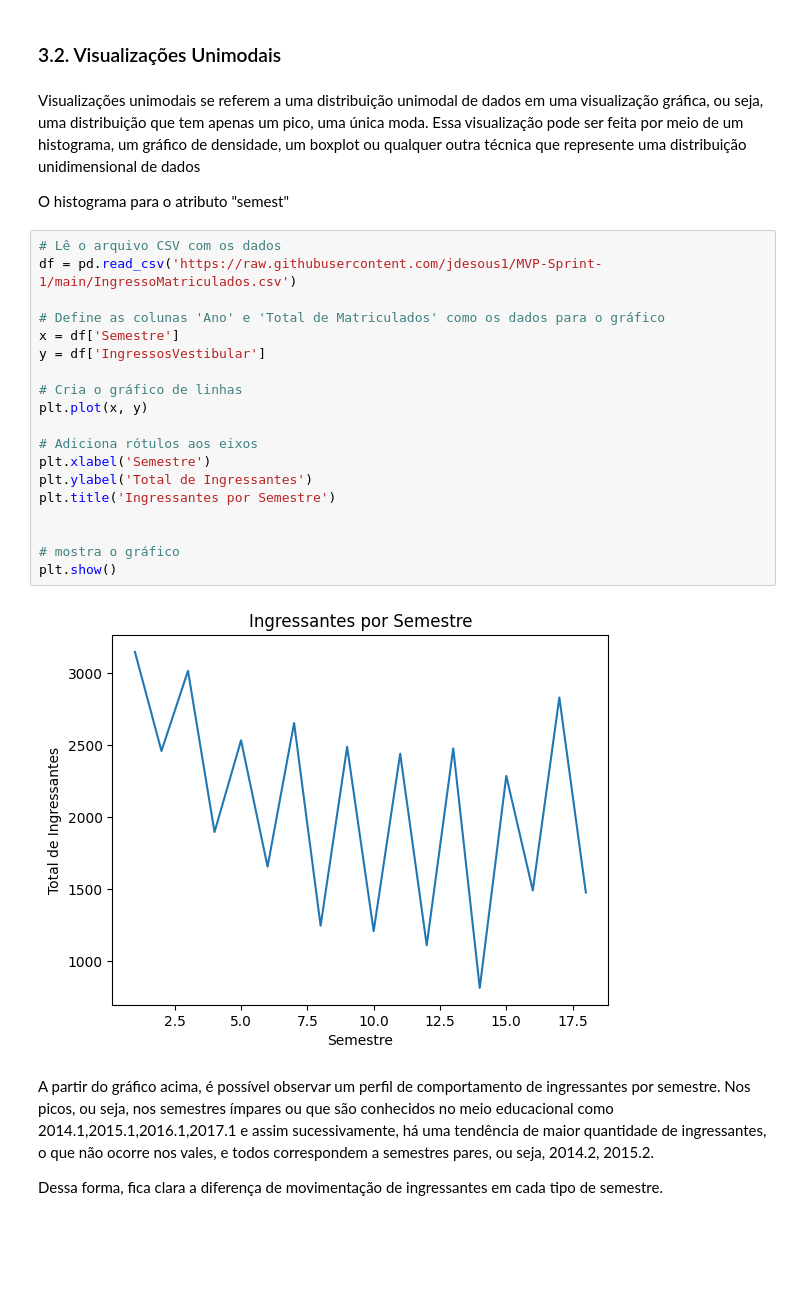
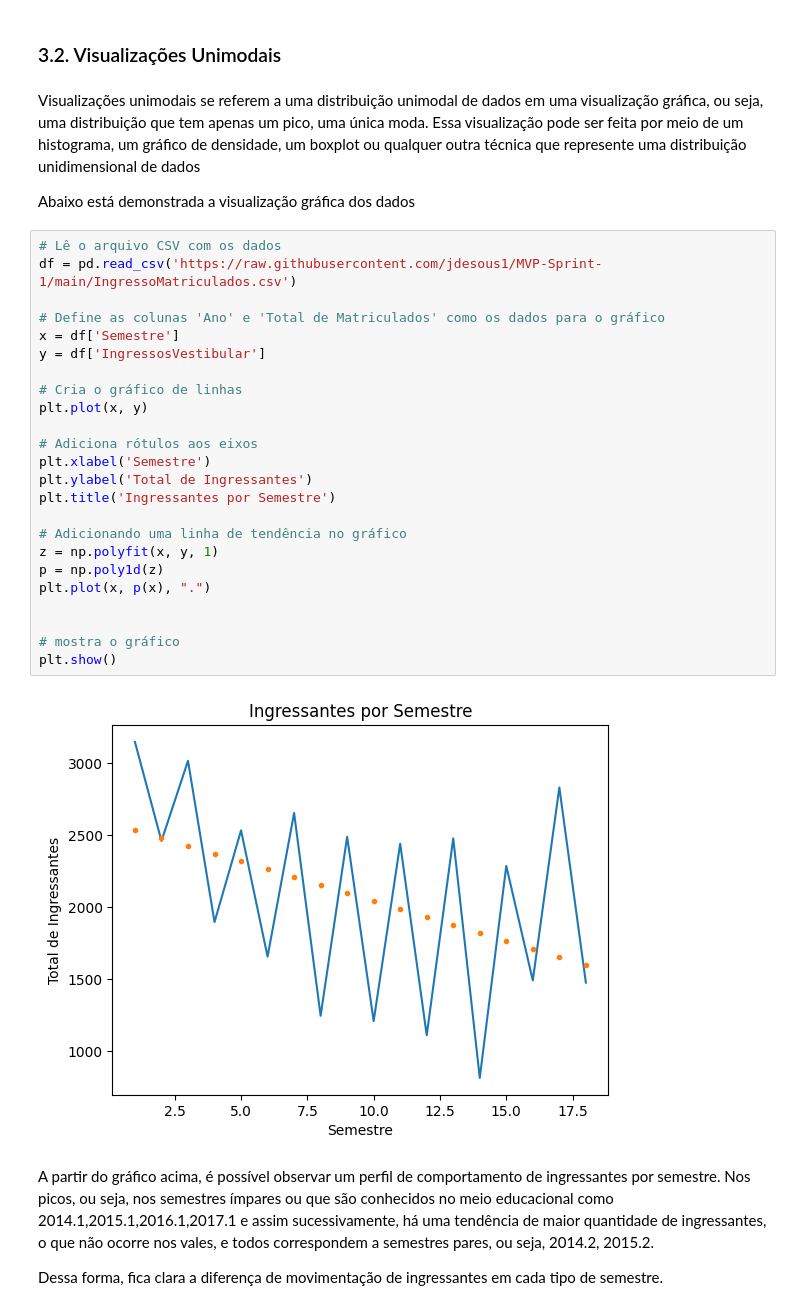
Before and after one commit to jdesous1/MVP, a Jupyter notebook: MVP_PUC_RIO.ipynb, the cells around one changed output. Drawn from its saved outputs; the diff is of its cells as text; blank space fills up the shorter version.

```diff
--- a/MVP_PUC_RIO.ipynb
+++ b/MVP_PUC_RIO.ipynb
@@ -172,28 +172,34 @@ print(dados)
 # %% [markdown]
 Visualizações unimodais se referem a uma distribuição unimodal de dados em uma visualização gráfica, ou seja, uma distribuição que tem apenas um pico, uma única moda. Essa visualização pode ser feita por meio de um histograma, um gráfico de densidade, um boxplot ou qualquer outra técnica que represente uma distribuição unidimensional de dados
 
-O histograma para o atributo "semest"
+
+Abaixo está demonstrada a visualização gráfica dos dados
 # %%
 # Lê o arquivo CSV com os dados
 df = pd.read_csv('https://raw.githubusercontent.com/jdesous1/MVP-Sprint-1/main/IngressoMatriculados.csv')
 
 # Define as colunas 'Ano' e 'Total de Matriculados' como os dados para o gráfico
 x = df['Semestre']
 y = df['IngressosVestibular']
 
 # Cria o gráfico de linhas
 plt.plot(x, y)
 
 # Adiciona rótulos aos eixos
 plt.xlabel('Semestre')
 plt.ylabel('Total de Ingressantes')
 plt.title('Ingressantes por Semestre')
 
+# Adicionando uma linha de tendência no gráfico
+z = np.polyfit(x, y, 1)
+p = np.poly1d(z)
+plt.plot(x, p(x), ".")
+
 
 # mostra o gráfico
 plt.show()
 # %% [output]
-[figure, old version]
+[figure, new version]
 # %% [markdown]
 A partir do gráfico acima, é possível observar um perfil de comportamento de ingressantes por semestre. Nos picos, ou seja, nos semestres ímpares ou que são conhecidos no meio educacional como 2014.1,2015.1,2016.1,2017.1 e assim sucessivamente, há uma tendência de maior quantidade de ingressantes, o que não ocorre nos vales, e todos correspondem a semestres pares, ou seja, 2014.2, 2015.2.
 
```
